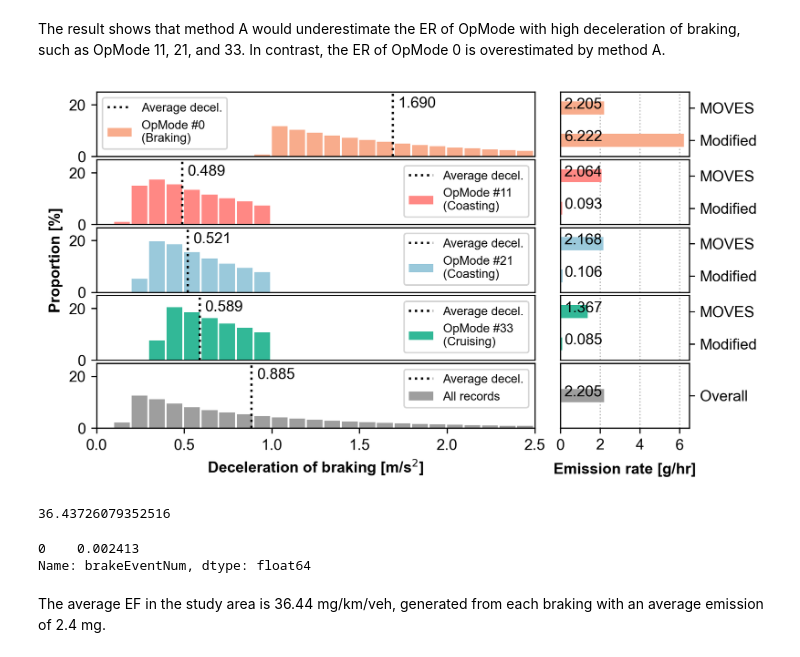
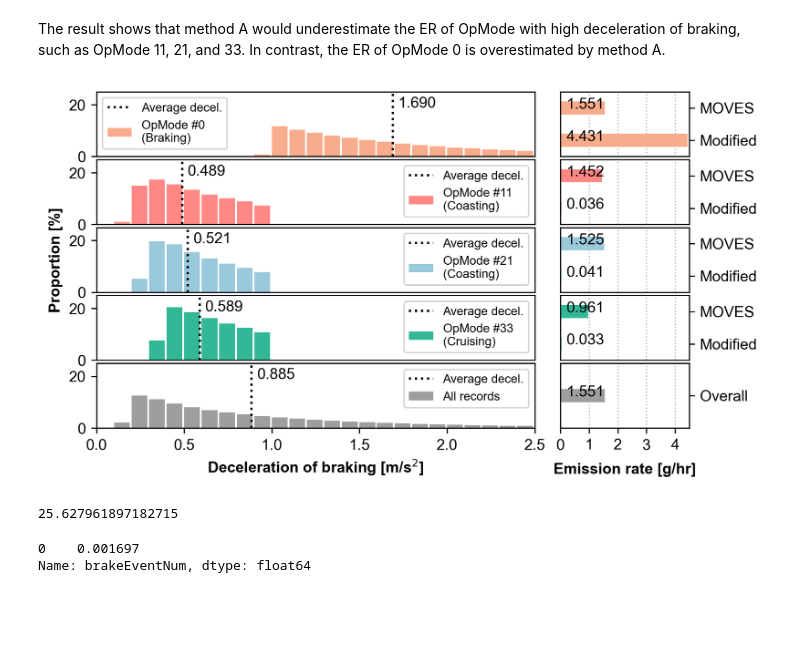
Before and after one commit to QiuziChen/brake-wear-emission-modeling, a Jupyter notebook: Doc_6_OpMode_ER_Assignment.ipynb, the cells around one changed output. Cells and saved outputs as stored; diff of their text form; code cells hidden in the pictures; blank space fills up the shorter version.

```diff
--- a/Doc_6_OpMode_ER_Assignment.ipynb
+++ b/Doc_6_OpMode_ER_Assignment.ipynb
@@ -113,7 +109,7 @@ bwe = BWETool()
 ER = bwe.ER
 
 # calculate the average ER using the updated ER-decel curve and the MOVES curve
-ER_avg = sum(ER.calER(DECEL_BIN[:-1], 'avg') * brakeDecelBinFrac)
+ER_avg = sum(ER.calER(DECEL_BIN[:-1], 'mix') * brakeDecelBinFrac)
 ER_avg_MOVES = sum(ER.calER(DECEL_BIN[:-1], 'MOVES') * brakeDecelBinFrac)
 
 ER_avg, ER_avg_MOVES
@@ -263,7 +261,7 @@ $$
 > - $p^i(decel_j)$ is the proportion of each braking deceleration bin $j$ in OpMode $i$.
 > - $ER^m(decel_j)$ is the corresponding emission rate of deceleration bin $i$ for material $m$ calculated from the ER-decel curve.
 # %%
-agg_OpMode['PM10 ER Avg'] = agg_OpMode.apply(lambda x: sum(ER.calER(DECEL_BIN[:-1], 'avg') * x['brakeDecelBinFrac'] * x['brakeFrac']), axis=1)
+agg_OpMode['PM10 ER Avg'] = agg_OpMode.apply(lambda x: sum(ER.calER(DECEL_BIN[:-1], 'mix') * x['brakeDecelBinFrac'] * x['brakeFrac']), axis=1)
 agg_OpMode['PM10 ER LM'] = agg_OpMode.apply(lambda x: sum(ER.calER(DECEL_BIN[:-1], 'LM') * x['brakeDecelBinFrac'] * x['brakeFrac']), axis=1)
 agg_OpMode['PM10 ER SM'] = agg_OpMode.apply(lambda x: sum(ER.calER(DECEL_BIN[:-1], 'SM') * x['brakeDecelBinFrac'] * x['brakeFrac']), axis=1)
 agg_OpMode['PM10 ER NAO'] = agg_OpMode.apply(lambda x: sum(ER.calER(DECEL_BIN[:-1], 'NAO') * x['brakeDecelBinFrac'] * x['brakeFrac']), axis=1)
@@ -271,7 +269,7 @@ agg_OpMode.fillna(0, inplace=True)
 
 # generate the OpMode ERs
 OpModeERs = agg_OpMode['PM10 ER Avg'].to_numpy()
-# np.save("./data/agg/OpModeERs.npy", OpModeERs)
+np.save("./data/agg/OpModeERs.npy", OpModeERs)
 # %%
 import numpy as np
 import pandas as pd
@@ -414,48 +410,46 @@ ax8.text(0.2, 0.9, "%.3f"%agg_OpMode.loc[21]['PM10 ER MOVES'], zorder=2, color='
 ax8.text(0.2, -0.1, "%.3f"%agg_OpMode.loc[21]['PM10 ER Avg'], zorder=2, color='k', ha='left',va='bottom')
 
 ax9.barh(np.arange(0,2), agg_OpMode.loc[33][['PM10 ER Avg', 'PM10 ER MOVES']], height=0.4, zorder=2, color=DEEPGREEN)
 ax9.text(0.2, 0.9, "%.3f"%agg_OpMode.loc[33]['PM10 ER MOVES'], zorder=2, color='k', ha='left', va='bottom')
 ax9.text(0.2, -0.1, "%.3f"%agg_OpMode.loc[33]['PM10 ER Avg'], zorder=2, color='k', ha='left',va='bottom')
 
 ax10.barh(np.arange(0,1), ER_avg, height=0.2, zorder=2, color=GREY)
 ax10.text(0.2, -0.05, "%.3f"%ER_avg, zorder=2, color='k', ha='left', va='bottom')
 
 # set format
 for ax in [ax6, ax7, ax8, ax9]:
-    ax.set_xticks([0,2,4,6])
+    ax.set_xticks([0,1,2,3,4])
     ax.set_xticklabels([])
     ax.set_yticks([0,1])
     ax.set_yticklabels(['Modified', 'MOVES'])
     ax.set_ylim(-0.5,1.5)
     ax.grid(axis="x", linestyle=":", zorder=0)
     ax.yaxis.tick_right()
     # ax.spines['bottom'].set_color('none')
     ax.tick_params(axis='x', colors='none')
-ax10.set_xticks([0,2,4,6])
+ax10.set_xticks([0,1,2,3,4])
 ax10.set_yticks([0])
 ax10.set_yticklabels(['Overall'])
 ax10.set_ylim(-0.5,0.5)
 ax10.grid(axis="x", linestyle=":", zorder=0)
 ax10.yaxis.tick_right()
 ax10.set_xlabel("Emission rate [g/hr]", fontdict=LABEL_FONT, fontsize=10, labelpad=7)
 
 for ax in [ax6, ax7, ax8, ax9, ax10]:
-    ax.set_xlim(0, 6.5)
+    ax.set_xlim(0, 4.5)
 plt.subplots_adjust(hspace=0.05)
 plt.show()
 # %% [output]
-[figure, old version]
+[figure, new version]
 # %%
 ER_avg = sum(agg_overall['OpModeCount'].loc[0] / agg_overall['trajCount'].loc[0] * OpModeERs)
 BWE = ER_avg * agg_overall['trajCount'].loc[0] / 3600
 EF = BWE / agg_overall['mileage'].loc[0] * 1000
 EF
 # %% [output]
-36.43726079352516
+25.627961897182715
 # %%
 BWE / agg_overall['brakeEventNum']  # g
 # %% [output]
-0    0.002413
+0    0.001697
 Name: brakeEventNum, dtype: float64
-# %% [markdown]
-The average EF in the study area is 36.44 mg/km/veh, generated from each braking with an average emission of 2.4 mg.
```
Also changed, not shown: parts of 7 cells of this notebook, 3 other files.
